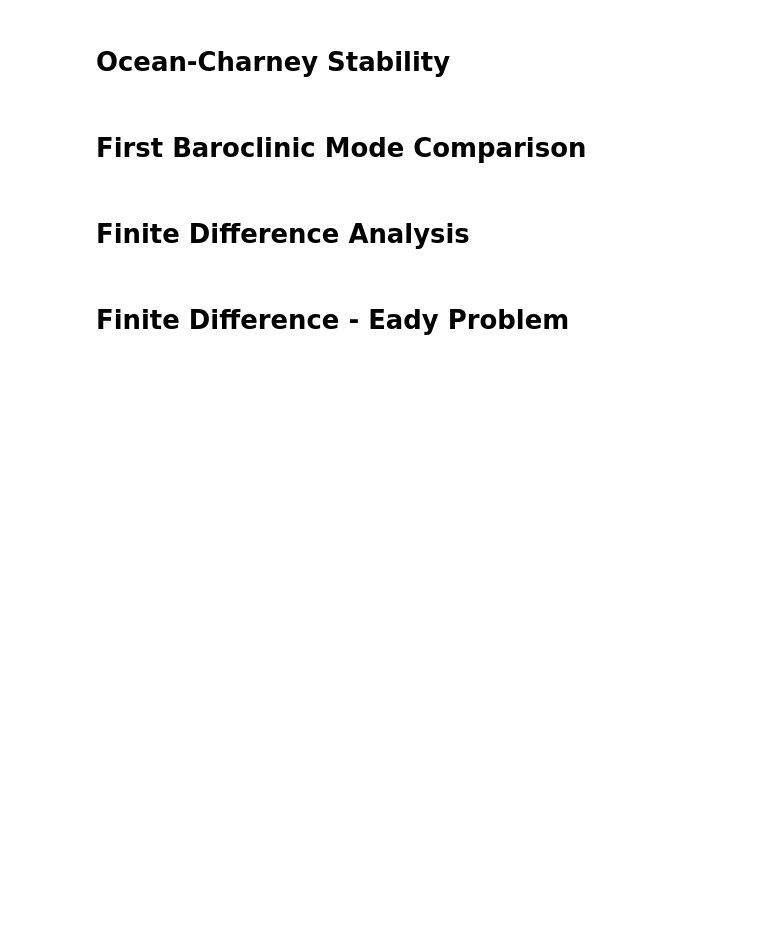
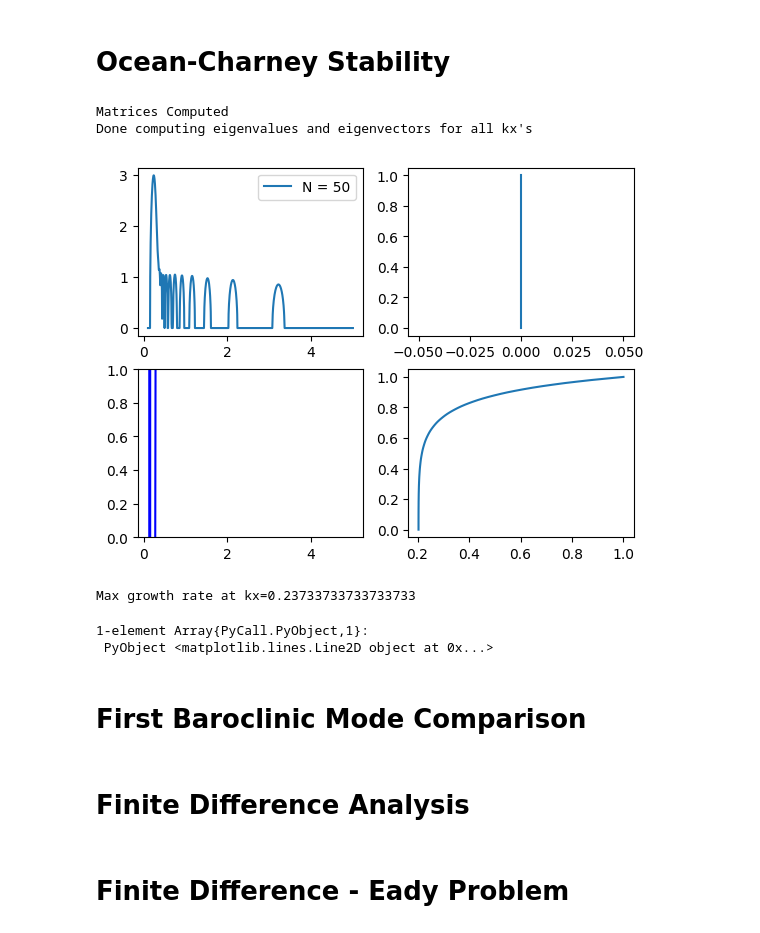
Before and after one commit to mwatwood-cu/QG-Galerkin, a Jupyter notebook: Julia Coefficients.ipynb, the cells around one changed output. Cells and saved outputs as stored; diff of their text form; code cells hidden in the pictures; blank space fills up the shorter version.

```diff
--- a/Julia Coefficients.ipynb
+++ b/Julia Coefficients.ipynb
@@ -385,7 +443,7 @@ function dq_OC(value)
         end
         return vector
     end
-endhttp://localhost:8888/notebooks/Julia%20Coefficients.ipynb#
+end
 
 function S_OC(value)
     if(value isa Number)
@@ -399,38 +457,52 @@ function S_OC(value)
     end
 end
 
 function du_OC(value)
     if(value isa Number)
         return 1/54(108*value*exp(6*value))
     else
         vector = zeros(length(value))
         for i=1:length(value)
             vector[i] = 1/54(108*value[i]*exp(6*value[i]))
         end
         return vector
     end
 end
 
 first_coefficient = 0
-matrixSize = 12
+matrixSize = 50
+
+B = B_ij(matrixSize)
+L = L_ij(matrixSize, S_OC)
+M = M_ij(matrixSize)
+
 kxStart = 0.1
-kxFinish = 10.
-steps = 100
-beta = 0
+kxFinish = 5.
+steps = 1000
+beta = 1
 ky = 0
 kxs = linspace(kxStart, kxFinish, steps)
 
 #= Test set
 (B,L,M,U,Q,u_coefficients,dq_coefficients) = computeMatricesForStabilityAnalysis(matrixSize,S_OC, dq_OC, du_OC, -2, 0, first_coefficient)
 testPoint = 0.9
 realValue = u_OC(testPoint)
 galerkinValue = u_galerkin(matrixSize, u_coefficients, testPoint)
 x = 0.1:0.01:0.9
 plot(x, u_OC(x), x, u_galerkin(matrixSize, u_coefficients, x))
 =#
 
 eigenValuesAndVectors = getCompleteStabilityEigenObjectsOfKx(matrixSize, beta, ky, kxs, S_OC, dq_OC, du_OC, -2, 0, first_coefficient)
-println(eigenValuesAndVectors[1])
+growthRates, vectors, w_speeds, w_minSpeeds = getStabilityValues(eigenValuesAndVectors, kxs)
+
+createFourStabilityPlots(matrixSize, S_OC, growthRates, vectors, w_speeds, w_minSpeeds, kxs, ky)
+# %% [output]
+Matrices Computed
+Done computing eigenvalues and eigenvectors for all kx's
+[figure, added]
+Max growth rate at kx=0.23733733733733733
+1-element Array{PyCall.PyObject,1}:
+ PyObject <matplotlib.lines.Line2D object at 0x...>
 # %% [markdown]
 # First Baroclinic Mode Comparison
 # %%
```
Also changed, not shown: parts of 14 cells of this notebook.
